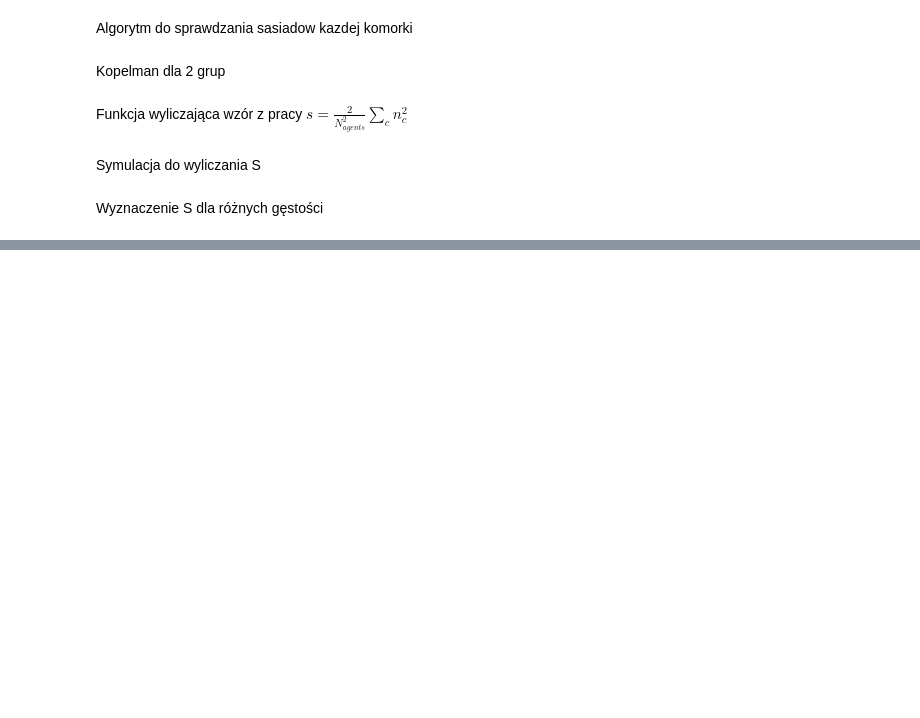
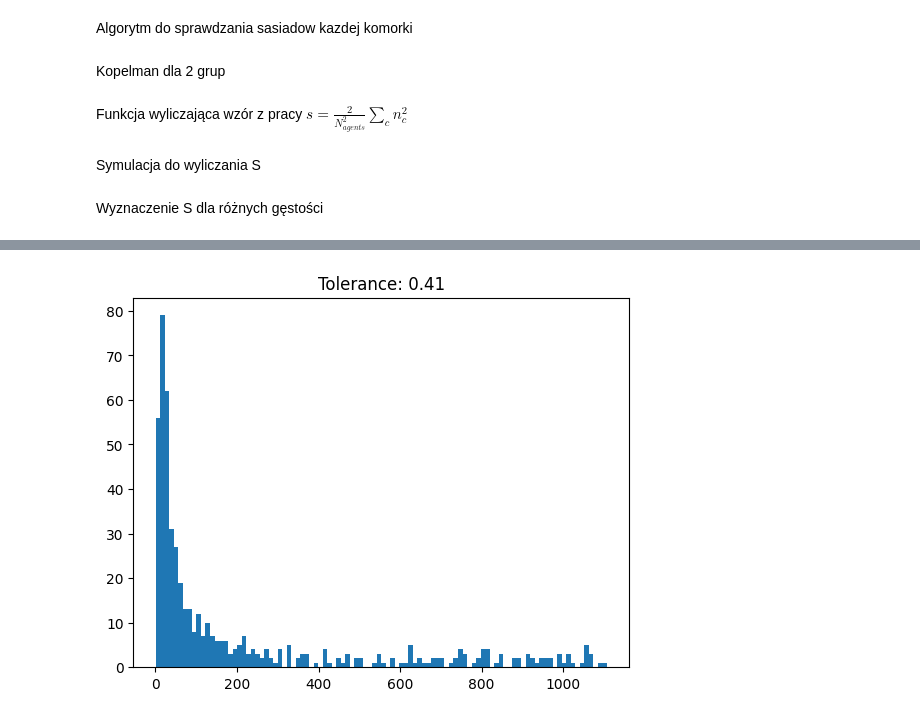
Before and after one commit to Tuliuszen/LabSpec, a Jupyter notebook: Szcz_Lys_Schelling.ipynb, the cells around one changed output, grey strips where cells are left out. Saved outputs shown, nothing was run; the diff lists cells and outputs as text; code cells hidden in the pictures; blank space fills up the shorter version.

```diff
--- a/Szcz_Lys_Schelling.ipynb
+++ b/Szcz_Lys_Schelling.ipynb
@@ -444,0 +472,12 @@ Wyznaczenie S dla różnych gęstości
+# %%
+hlsum = []
+
+for i in range(50):
+    sv, hl = oneSimS(tol=0.41)
+    hlsum += hl
+# %%
+plt.hist(hlsum, label="tol 0.41", bins=100)
+plt.title(f'Tolerance: 0.41')
+plt.show()
+# %% [output]
+[figure, added]
```
Also changed, not shown: parts of 19 cells of this notebook.
